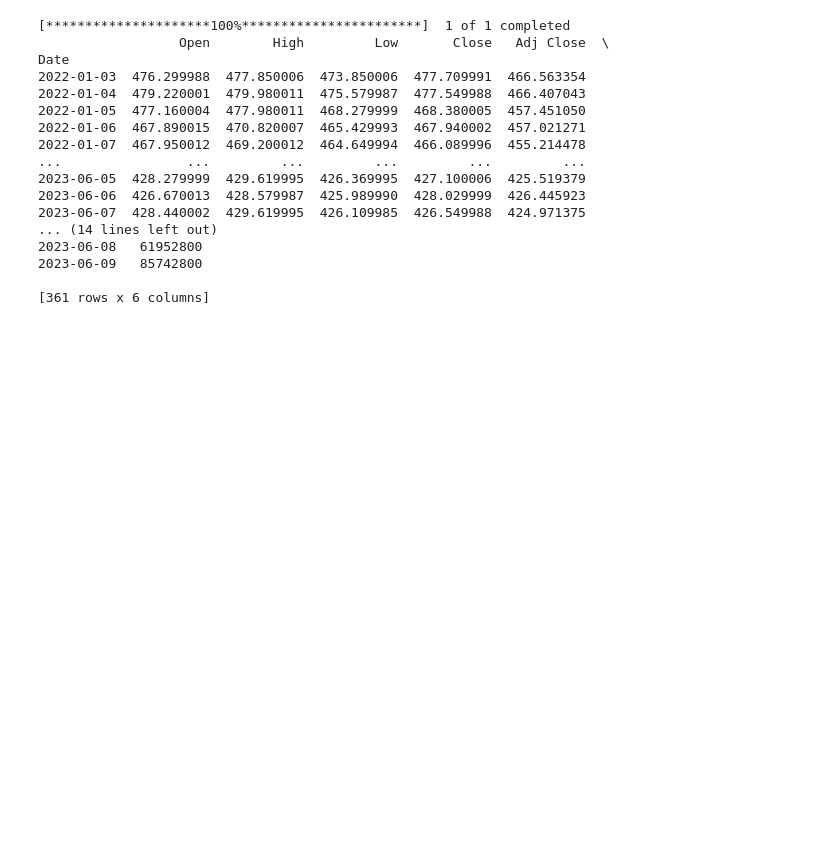
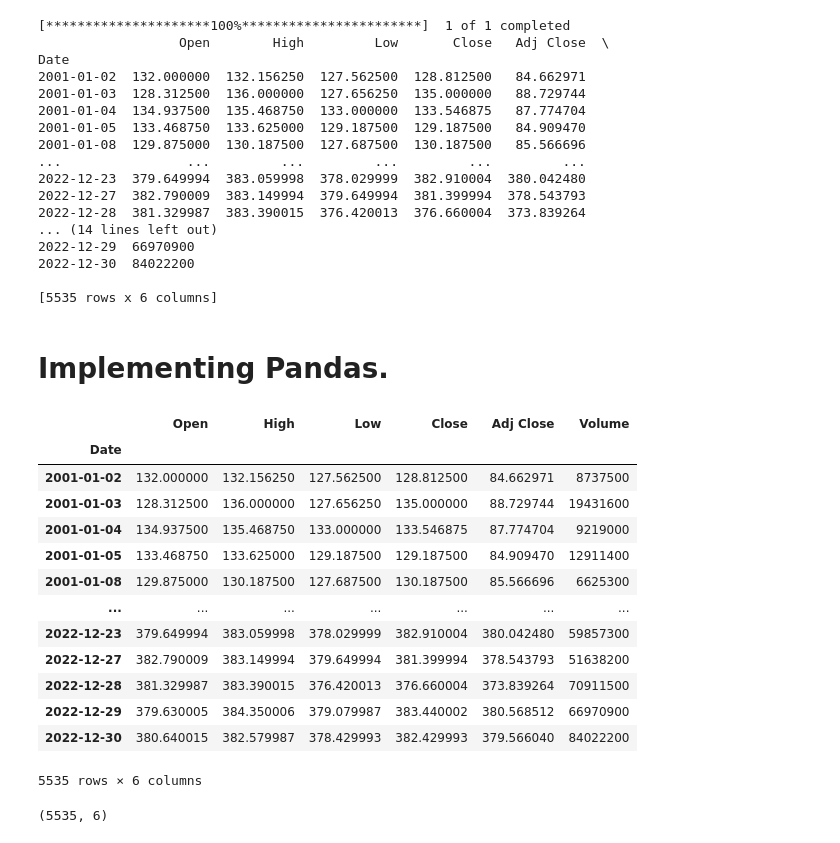
Before and after one commit to yunmokoo/SPY-Forecast_MARS_LSTM, a Jupyter notebook: SPY.ipynb, the cells around one changed output. Saved outputs shown, nothing was run; the diff lists cells and outputs as text; code cells hidden in the pictures; blank space fills up the shorter version.

```diff
--- a/SPY.ipynb
+++ b/SPY.ipynb
@@ -26,25 +35,48 @@ Requirement already satisfied: idna<4,>=2.5 in /usr/local/lib/python3.10/dist-pa
 # %%
-import yfinance as yf
 
-symbol = "SPY"
-data = yf.download(symbol, start = "2022-01-01", end = "2023-06-11")
+data_SPY = yf.download("SPY", start = "2001-01-01", end = "2023-01-01")
 
-print(data)
+
+print(data_SPY)
 # %% [output]
 [*********************100%***********************]  1 of 1 completed
                   Open        High         Low       Close   Adj Close  \
 Date
-2022-01-03  476.299988  477.850006  473.850006  477.709991  466.563354
-2022-01-04  479.220001  479.980011  475.579987  477.549988  466.407043
-2022-01-05  477.160004  477.980011  468.279999  468.380005  457.451050
-2022-01-06  467.890015  470.820007  465.429993  467.940002  457.021271
-2022-01-07  467.950012  469.200012  464.649994  466.089996  455.214478
+2001-01-02  132.000000  132.156250  127.562500  128.812500   84.662971
+2001-01-03  128.312500  136.000000  127.656250  135.000000   88.729744
+2001-01-04  134.937500  135.468750  133.000000  133.546875   87.774704
+2001-01-05  133.468750  133.625000  129.187500  129.187500   84.909470
+2001-01-08  129.875000  130.187500  127.687500  130.187500   85.566696
 ...                ...         ...         ...         ...         ...
-2023-06-05  428.279999  429.619995  426.369995  427.100006  425.519379
-2023-06-06  426.670013  428.579987  425.989990  428.029999  426.445923
-2023-06-07  428.440002  429.619995  426.109985  426.549988  424.971375
+2022-12-23  379.649994  383.059998  378.029999  382.910004  380.042480
+2022-12-27  382.790009  383.149994  379.649994  381.399994  378.543793
+2022-12-28  381.329987  383.390015  376.420013  376.660004  373.839264
 ... (14 lines left out)
-2023-06-08   61952800
-2023-06-09   85742800
+2022-12-29  66970900
+2022-12-30  84022200
 
-[361 rows x 6 columns]
+[5535 rows x 6 columns]
+# %% [markdown]
+# Implementing Pandas.
+# %%
+df = pd.DataFrame(data_SPY)
+df
+# %% [output]
+|  | Open | High | Low | Close | Adj Close | Volume |
+| Date |  |  |  |  |  |  |
+| 2001-01-02 | 132.000000 | 132.156250 | 127.562500 | 128.812500 | 84.662971 | 8737500 |
+| 2001-01-03 | 128.312500 | 136.000000 | 127.656250 | 135.000000 | 88.729744 | 19431600 |
+| 2001-01-04 | 134.937500 | 135.468750 | 133.000000 | 133.546875 | 87.774704 | 9219000 |
+| 2001-01-05 | 133.468750 | 133.625000 | 129.187500 | 129.187500 | 84.909470 | 12911400 |
+| 2001-01-08 | 129.875000 | 130.187500 | 127.687500 | 130.187500 | 85.566696 | 6625300 |
+| ... | ... | ... | ... | ... | ... | ... |
+| 2022-12-23 | 379.649994 | 383.059998 | 378.029999 | 382.910004 | 380.042480 | 59857300 |
+| 2022-12-27 | 382.790009 | 383.149994 | 379.649994 | 381.399994 | 378.543793 | 51638200 |
+| 2022-12-28 | 381.329987 | 383.390015 | 376.420013 | 376.660004 | 373.839264 | 70911500 |
+| 2022-12-29 | 379.630005 | 384.350006 | 379.079987 | 383.440002 | 380.568512 | 66970900 |
+| 2022-12-30 | 380.640015 | 382.579987 | 378.429993 | 382.429993 | 379.566040 | 84022200 |
+5535 rows × 6 columns
+# %%
+df.shape
+# %% [output]
+(5535, 6)
```
Also changed, not shown: parts of 40 cells of this notebook.
